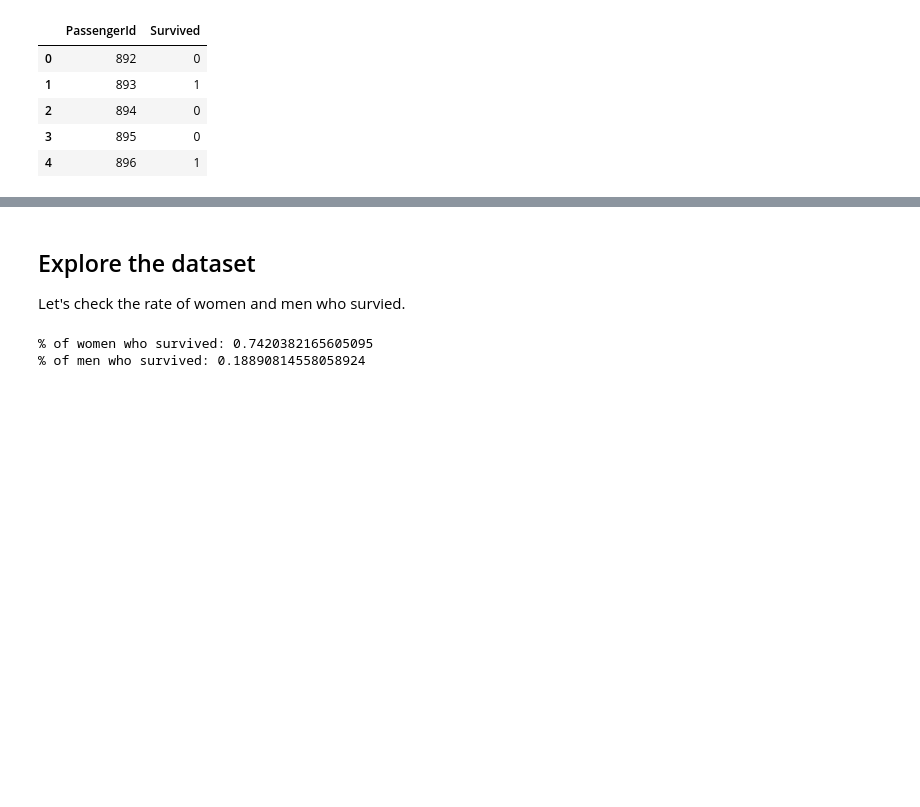
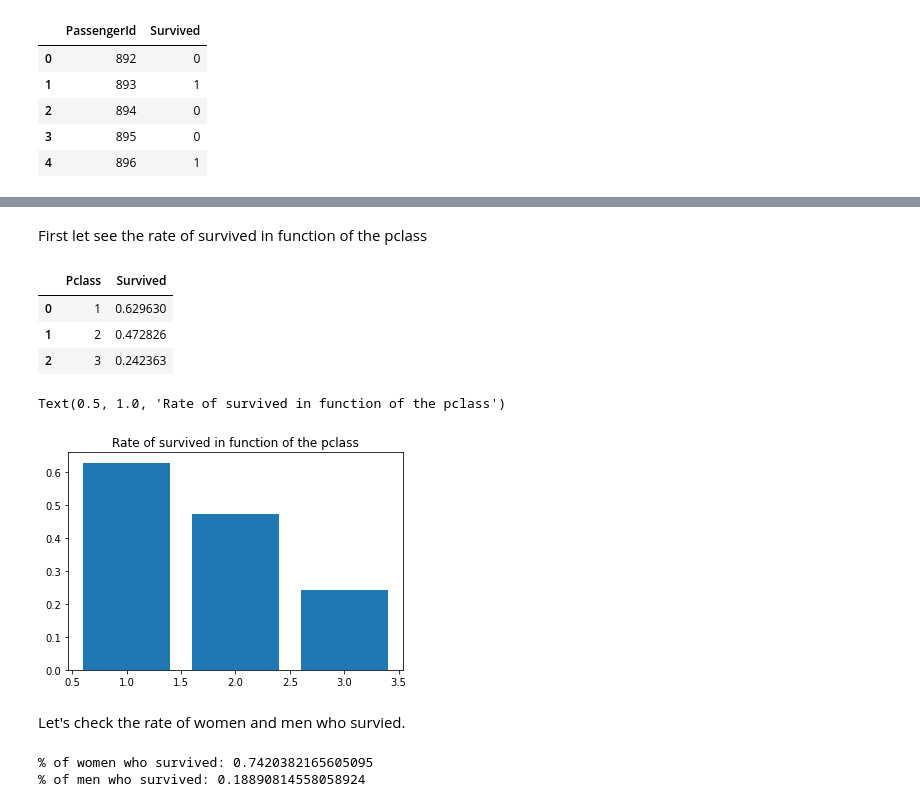
Before and after one commit to arnaud22560/Titanic_Disaster, a Jupyter notebook: Titanic_Notebook.ipynb, the cells around one changed output, grey strips where cells are left out. Drawn from its saved outputs; the diff is of its cells as text; code cells hidden in the pictures; blank space fills up the shorter version.

```diff
--- a/Titanic_Notebook.ipynb
+++ b/Titanic_Notebook.ipynb
@@ -75,6 +126,20 @@ gender_submission.head()
+# %% [markdown]
+First let see the rate of survived in function of the pclass
+# %%
+pclass_viz=train_data[['Pclass', 'Survived']].groupby(['Pclass'], as_index=False).mean().sort_values(by='Survived', ascending=False)
+pclass_viz
+# %% [output]
+|  | Pclass | Survived |
+| 0 | 1 | 0.629630 |
+| 1 | 2 | 0.472826 |
+| 2 | 3 | 0.242363 |
+# %%
+plt.bar(pclass_viz['Pclass'],pclass_viz['Survived'])
+plt.title('Rate of survived in function of the pclass')
+# %% [output]
+Text(0.5, 1.0, 'Rate of survived in function of the pclass')
+[figure, added]
 # %% [markdown]
-## Explore the dataset
-
 Let's check the rate of women and men who survied.
 # %%
 women = train_data.loc[train_data.Sex == 'female']["Survived"]
```
Also changed, not shown: parts of 26 cells of this notebook.
